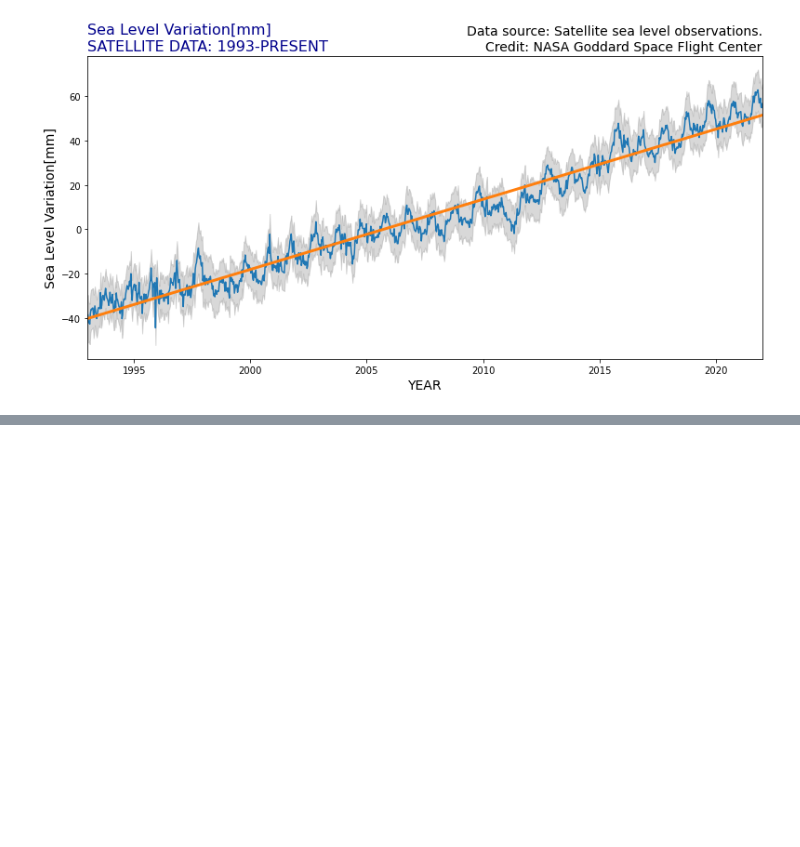
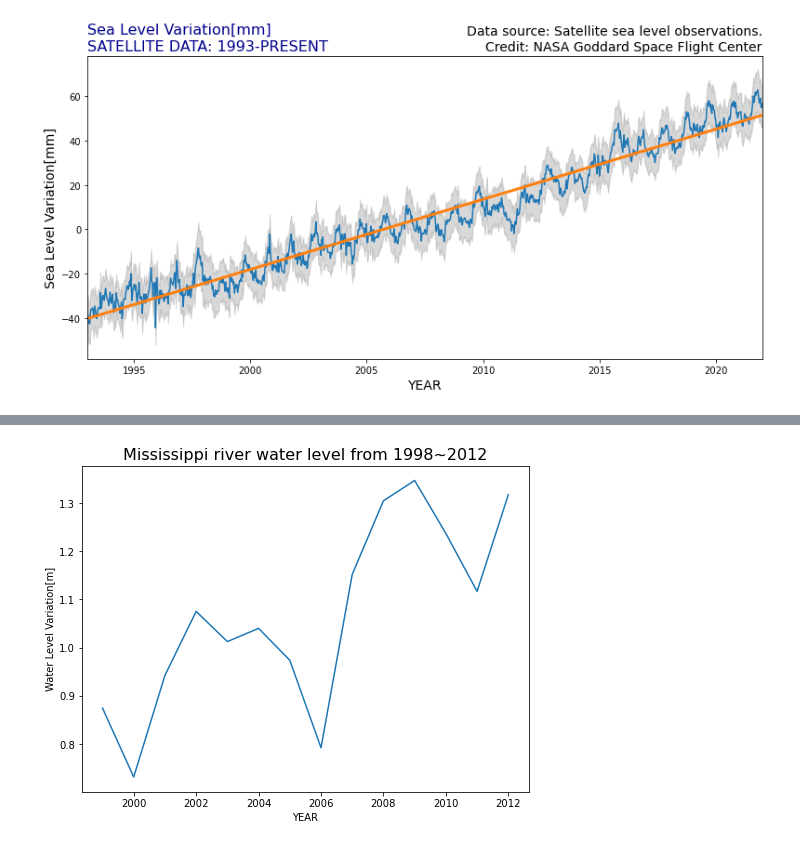
Before and after one commit to YellowJason/nasa_hack, a Jupyter notebook: nasa_data/sea_level.ipynb, the cells around one changed output, grey strips where cells are left out. Saved outputs shown, nothing was run; the diff lists cells and outputs as text; code cells hidden in the pictures; blank space fills up the shorter version.

Commit message:
feat: Missi data

```diff
--- a/nasa_data/sea_level.ipynb
+++ b/nasa_data/sea_level.ipynb
@@ -71,3 +71,82 @@ plt.title('Data source: Satellite sea level observations.\nCredit: NASA Goddard
 plt.show()
 # %% [output]
 [figure]
+# %%
+station = np.loadtxt(r'Missicipi river water level.txt', dtype='str',skiprows=1, usecols=0)
+WL = np.loadtxt(r'Missicipi river water level.txt', skiprows=1, usecols=11) # Water level
+year = np.loadtxt(r'Missicipi river water level.txt', skiprows=1, usecols=2) # Water level
+WL_1999 = []
+WL_2000 = []
+WL_2001 = []
+WL_2002 = []
+WL_2003 = []
+WL_2004 = []
+WL_2005 = []
+WL_2006 = []
+WL_2007 = []
+WL_2008 = []
+WL_2009 = []
+WL_2010 = []
+WL_2011 = []
+WL_2012 = []
+WL_all  = [] # 放一年平均一次
+
+for i in range(len(year)):
+    if year[i] == 1999:
+          WL_1999.append(WL[i])
+    elif year[i] == 2000:
+          WL_2000.append(WL[i])
+    elif year[i] == 2001:
+          WL_2001.append(WL[i])
+    elif year[i] == 2002:
+          WL_2002.append(WL[i])
+    elif year[i] == 2003:
+          WL_2003.append(WL[i])
+    elif year[i] == 2004:
+          WL_2004.append(WL[i])
+    elif year[i] == 2005:
+          WL_2005.append(WL[i])
+    elif year[i] == 2006:
+          WL_2006.append(WL[i])
+    elif year[i] == 2007:
+          WL_2007.append(WL[i])
+    elif year[i] == 2008:
+          WL_2008.append(WL[i])
+    if year[i] == 2009:
+          WL_2009.append(WL[i])
+    elif year[i] == 2010:
+          WL_2010.append(WL[i])
+    elif year[i] == 2011:
+          WL_2011.append(WL[i])
+    elif year[i] == 2012:
+          WL_2012.append(WL[i])
+
+WL_all.append(np.mean(WL_1999))
+WL_all.append(np.mean(WL_2000))
+WL_all.append(np.mean(WL_2001))
+WL_all.append(np.mean(WL_2002))
+WL_all.append(np.mean(WL_2003))
+WL_all.append(np.mean(WL_2004))
+WL_all.append(np.mean(WL_2005))
+WL_all.append(np.mean(WL_2006))
+WL_all.append(np.mean(WL_2007))
+WL_all.append(np.mean(WL_2008))
+WL_all.append(np.mean(WL_2009))
+WL_all.append(np.mean(WL_2010))
+WL_all.append(np.mean(WL_2011))
+WL_all.append(np.mean(WL_2012))
+
+WL_std = np.std(WL_all)
+
+
+x = range(1999,2013)
+print(x)
+print(WL_all)
+plt.figure(figsize=(8,6))
+plt.plot(x,WL_all)
+
+plt.title('Mississippi river water level from 1998~2012', fontsize=16)
+plt.xlabel('YEAR')
+plt.ylabel('Water Level Variation[m]')
+plt.show()
+# %% [output]
@@ -73,0 +155 @@ plt.show()
+[figure, added]
```
Also changed, not shown: parts of 2 cells of this notebook, 3 other files.
